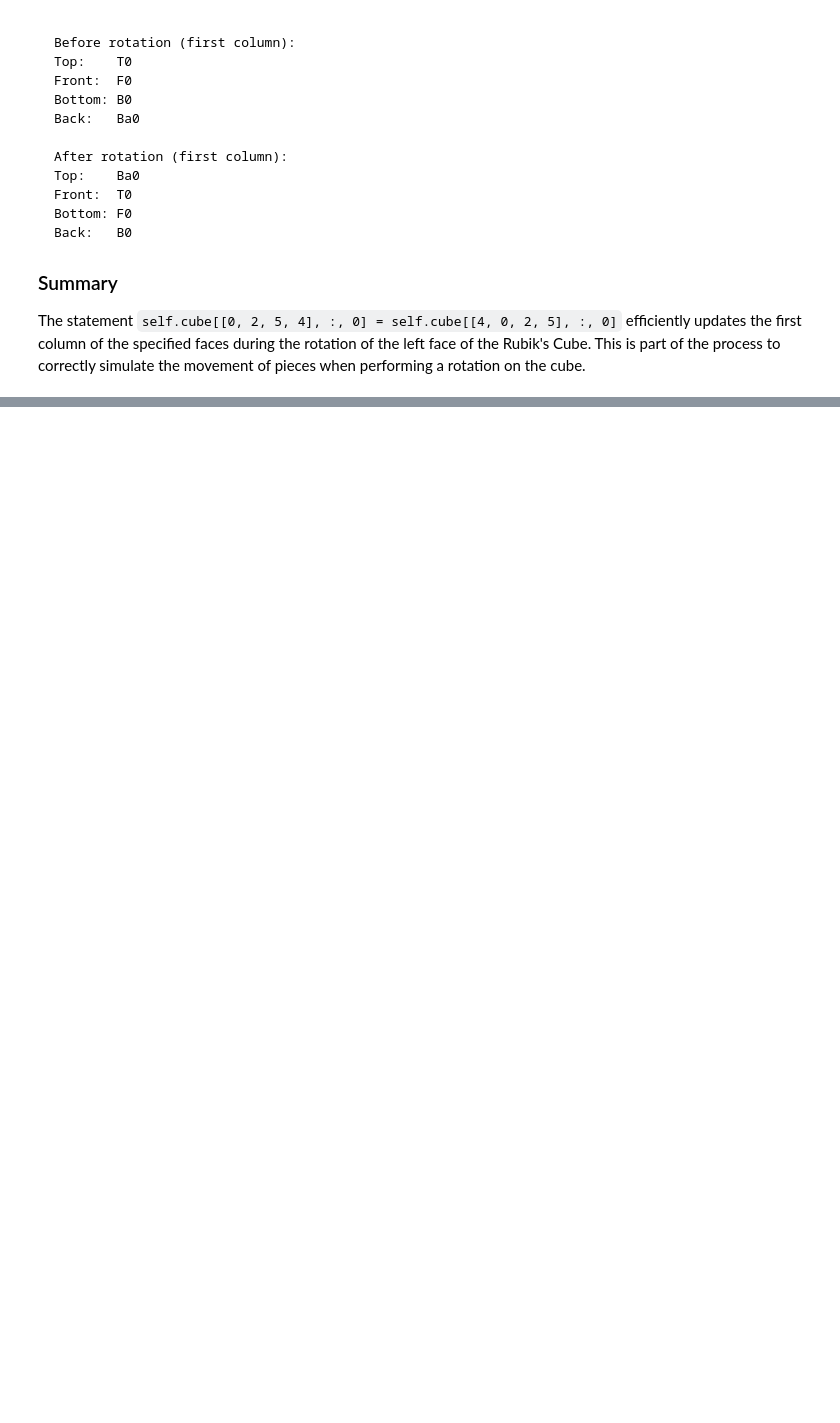
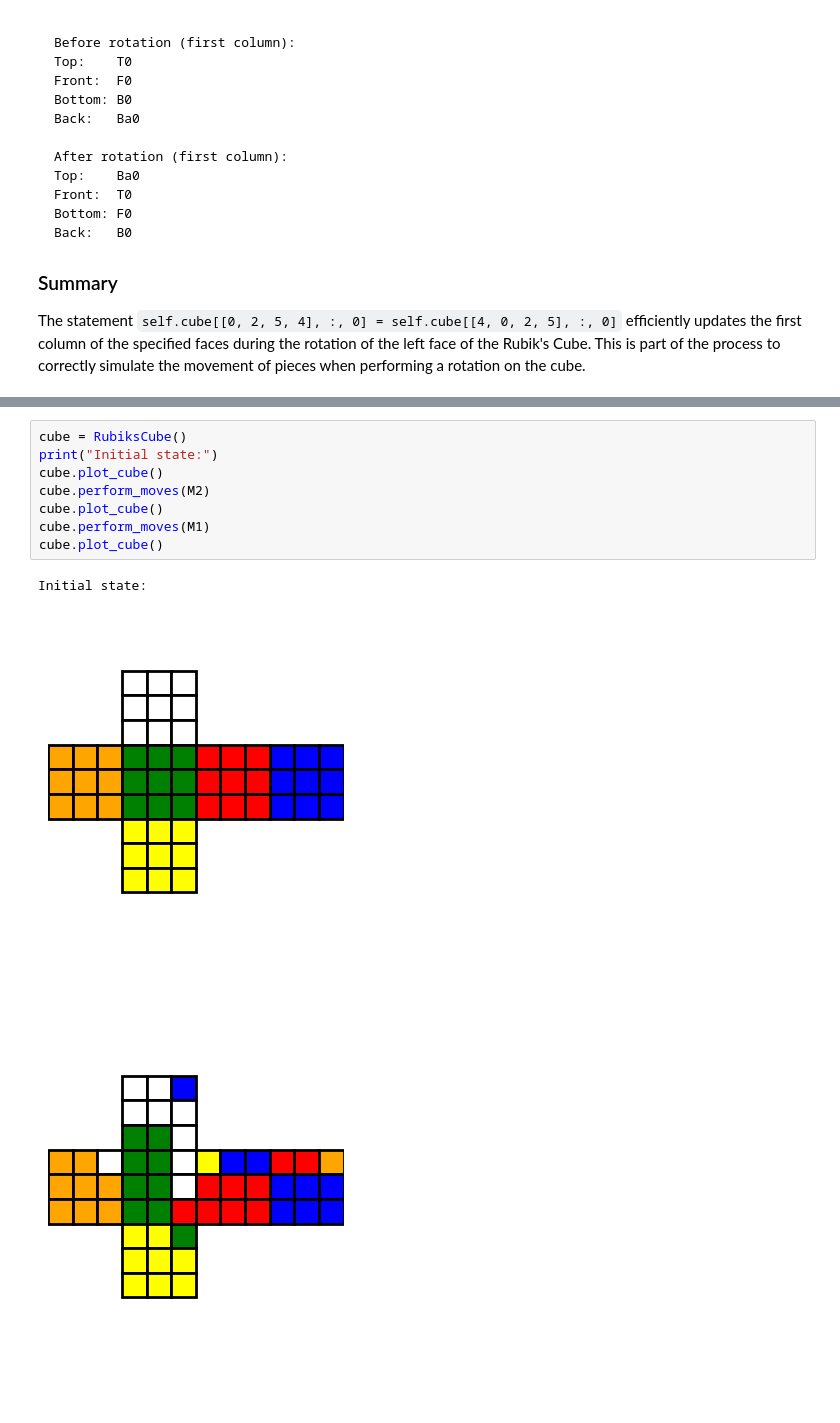
Before and after one commit to everestso/Summer24, a Jupyter notebook: RubikCube2.ipynb, the cells around one changed output, grey strips where cells are left out. Cells and saved outputs as stored; diff of their text form; blank space fills up the shorter version.

```diff
--- a/RubikCube2.ipynb
+++ b/RubikCube2.ipynb
@@ -410,0 +638,12 @@ The statement `self.cube[[0, 2, 5, 4], :, 0] = self.cube[[4, 0, 2, 5], :, 0]` ef
+# %%
+cube = RubiksCube()
+print("Initial state:")
+cube.plot_cube()
+cube.perform_moves(M2)
+cube.plot_cube()
+cube.perform_moves(M1)
+cube.plot_cube()
+# %% [output]
+Initial state:
+[figure, added]
+[figure, added]
```
Also changed, not shown: parts of 6 cells of this notebook.
